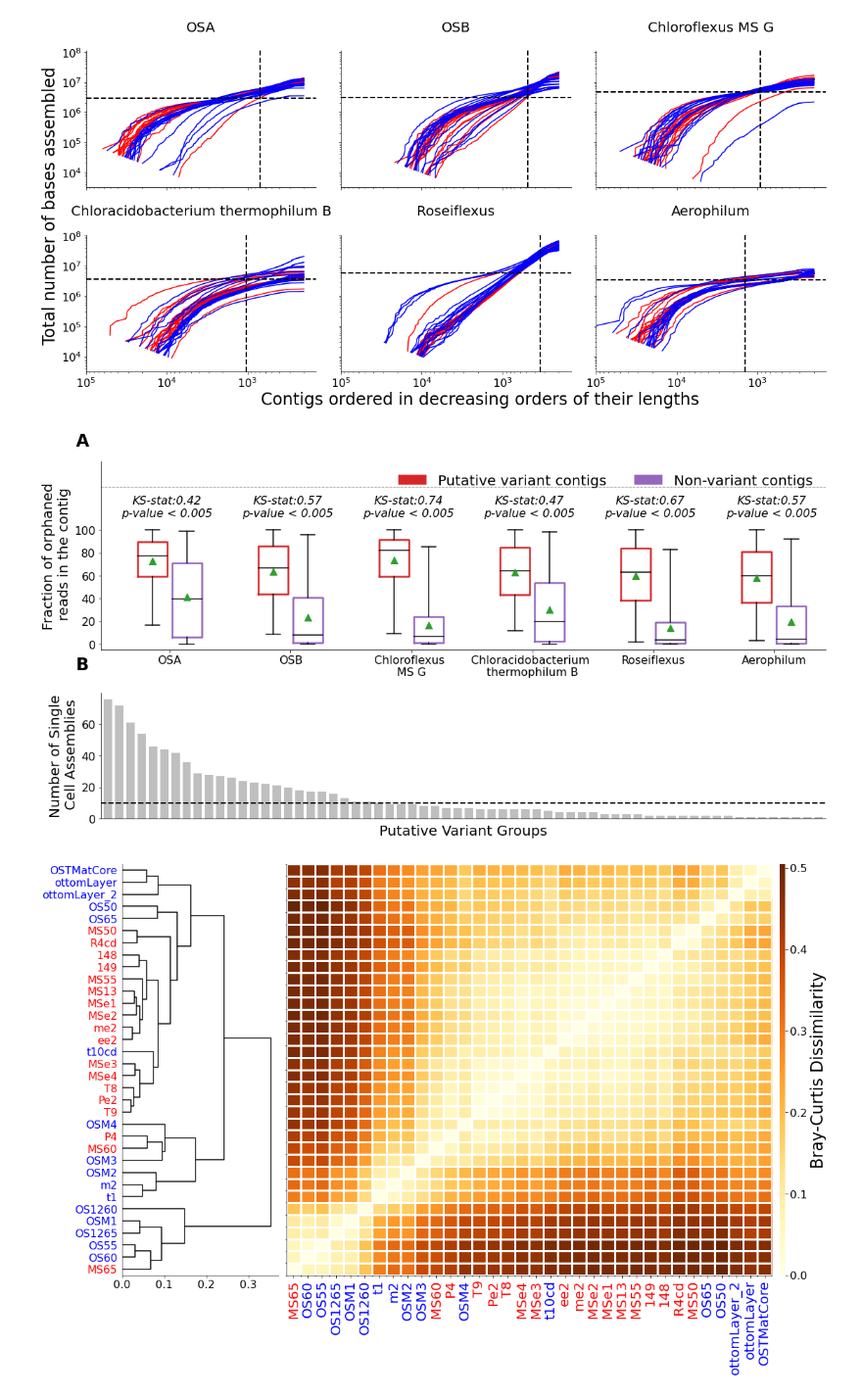
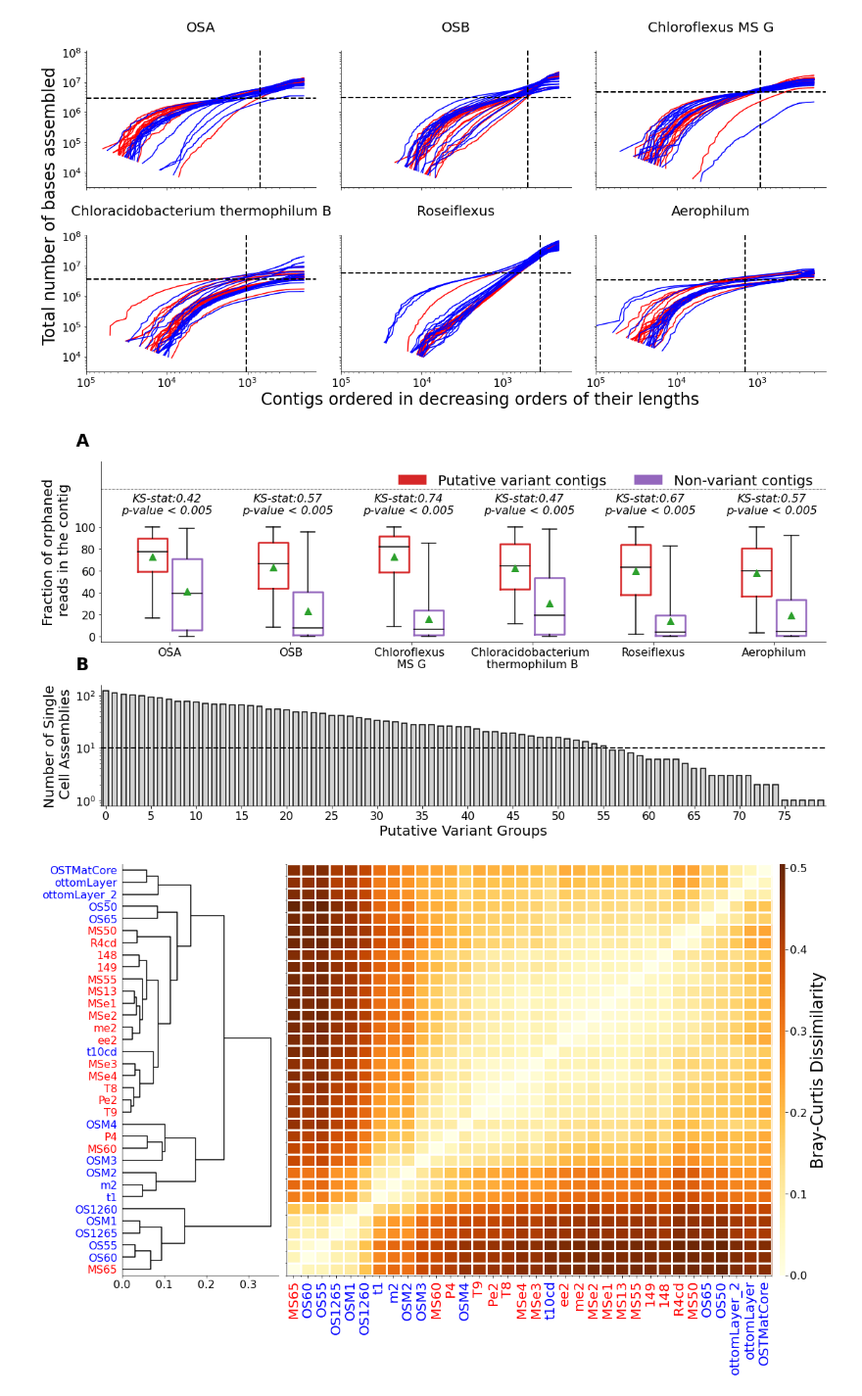
Before and after one commit to hsmurali/Hot_Springs_Analysis, a Jupyter notebook: Scripts/Synechococcus_Paper/Analysis.ipynb, the cells around one changed output. Shown at 98% size. Cells and saved outputs as stored; diff of their text form; code cells hidden in the pictures.

```diff
--- a/Scripts/Synechococcus_Paper/Analysis.ipynb
+++ b/Scripts/Synechococcus_Paper/Analysis.ipynb
@@ -201,37 +201,42 @@ for g in genomes:
                      medianprops = medianprops, showmeans = True, meanprops = meanprops)
 
     if p_val <= 0.005: ptext = r'p-value < 0.005'
     else: ptext = r'p-value > 0.005'
     ax1.text(counter+0.85/2, 112, r'KS-stat:'+str(round(stat, 2))+'\n'+ptext, ha = 'center',
              size = 16, fontstyle = 'italic')
     xticks.append(counter+0.5)
     counter += gaps
 
 ax1.bar(-10,0,color = 'C3', label = 'Putative variant contigs')
 ax1.bar(-10,0,color = 'C4', label = 'Non-variant contigs')
 ax1.legend(ncol = 2, loc = 1, frameon = False)
 ax1.set_xticks(xticks)
 ax1.set_xticklabels(xticklabels, rotation = 0)
 ax1.set_ylim([-5, 160])
-ax1.axhline(137.5, color = 'black', linewidth = 0.5, linestyle = '-.')
+ax1.axhline(135, color = 'black', linewidth = 0.5, linestyle = '-.')
 ax1.set_yticks(range(0, 110, 20))
 ax1.set_ylabel('Fraction of orphaned\n reads in the contig')
 ax1.set_xlim([-1.5, counter-1.5])
 
 
 Summary['Synechococcus']['SAG.Summary.pkl']['Group_Counts'].plot(kind = 'bar', ax = ax2, legend = False,
-                                                                 color = 'grey', alpha = 0.5, width = 0.75)
+                                                                 color = 'grey', alpha = 0.35, width = 0.6)
+Summary['Synechococcus']['SAG.Summary.pkl']['Group_Counts'].plot(kind = 'bar', ax = ax2, legend = False,
+                                                                 color = 'black', fill = False, width = 0.6,
+                                                                 linewidth = 1.5)
 ax2.axhline(10, linewidth = 2, color = 'black', linestyle = '--')
 ax2.set_ylabel('Number of Single\n Cell Assemblies')
-ax2.set_xticks([])
+ax2.set_xticks([0, 5, 10, 15, 20, 25, 30, 35, 40, 45, 50, 55, 60, 65, 70, 75])
+ax2.set_xticklabels([0, 5, 10, 15, 20, 25, 30, 35, 40, 45, 50, 55, 60, 65, 70, 75], rotation = 0)
+ax2.set_yscale('log')
 ax2.set_xlabel('Putative Variant Groups')
 fig.text(0.06,1,"A", weight = "bold", size = 24)
 fig.text(0.06,0.45,"B", weight = "bold", size = 24)
 fig.tight_layout()
 
 fig.savefig(plots_dir+'Orphaned_Reads_Statistical_Analysis.pdf',bbox_inches="tight")
 # %% [output]
-[figure, old version]
+[figure, new version]
 # %%
 Dist_Mat = Summary['Synechococcus']['Respresentative_Abundances.Summary.pkl']['DistMat']
 Feature_Mat = Summary['Synechococcus']['Respresentative_Abundances.Summary.pkl']['FeatMat']
```
Also changed, not shown: parts of 1 cell of this notebook.
